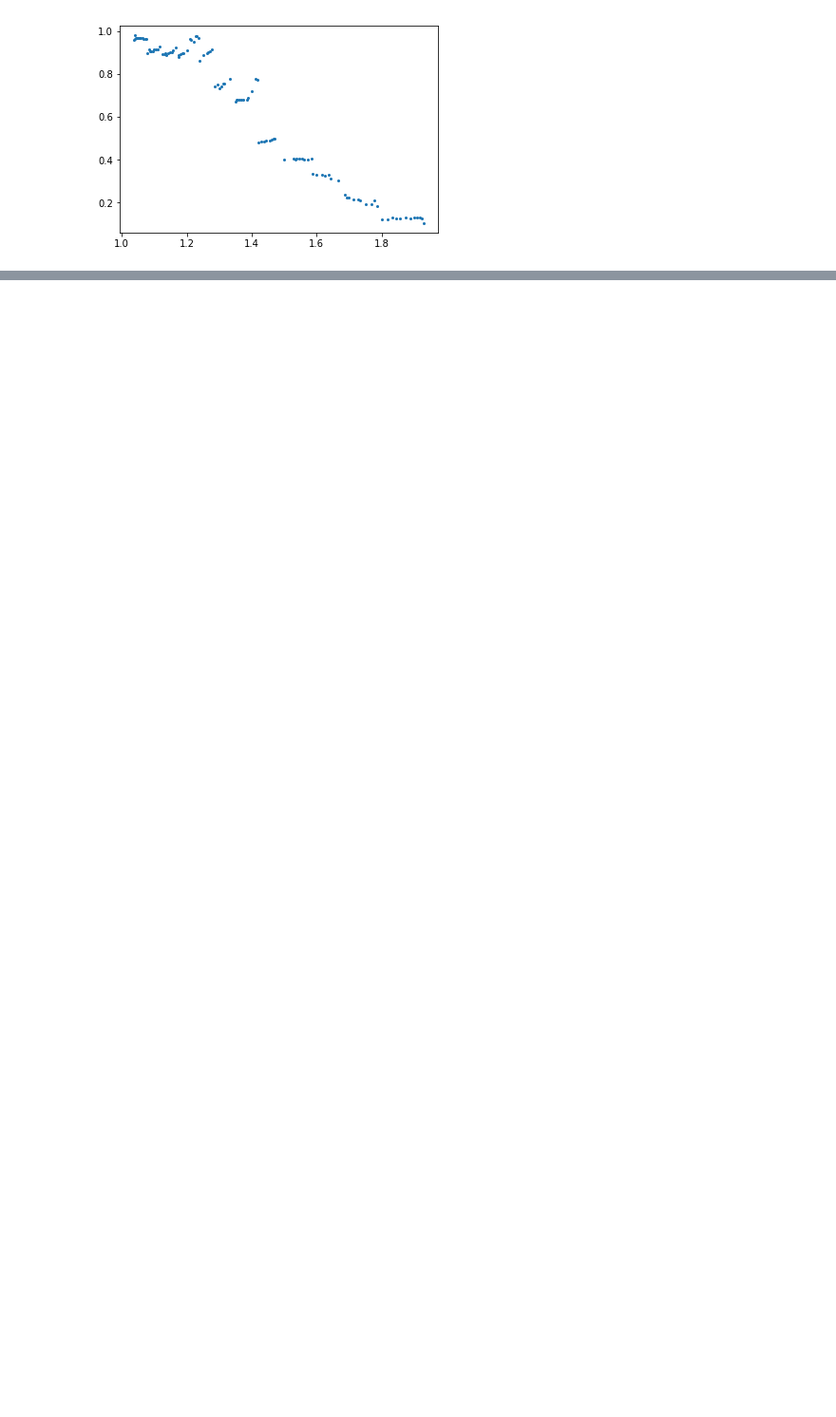
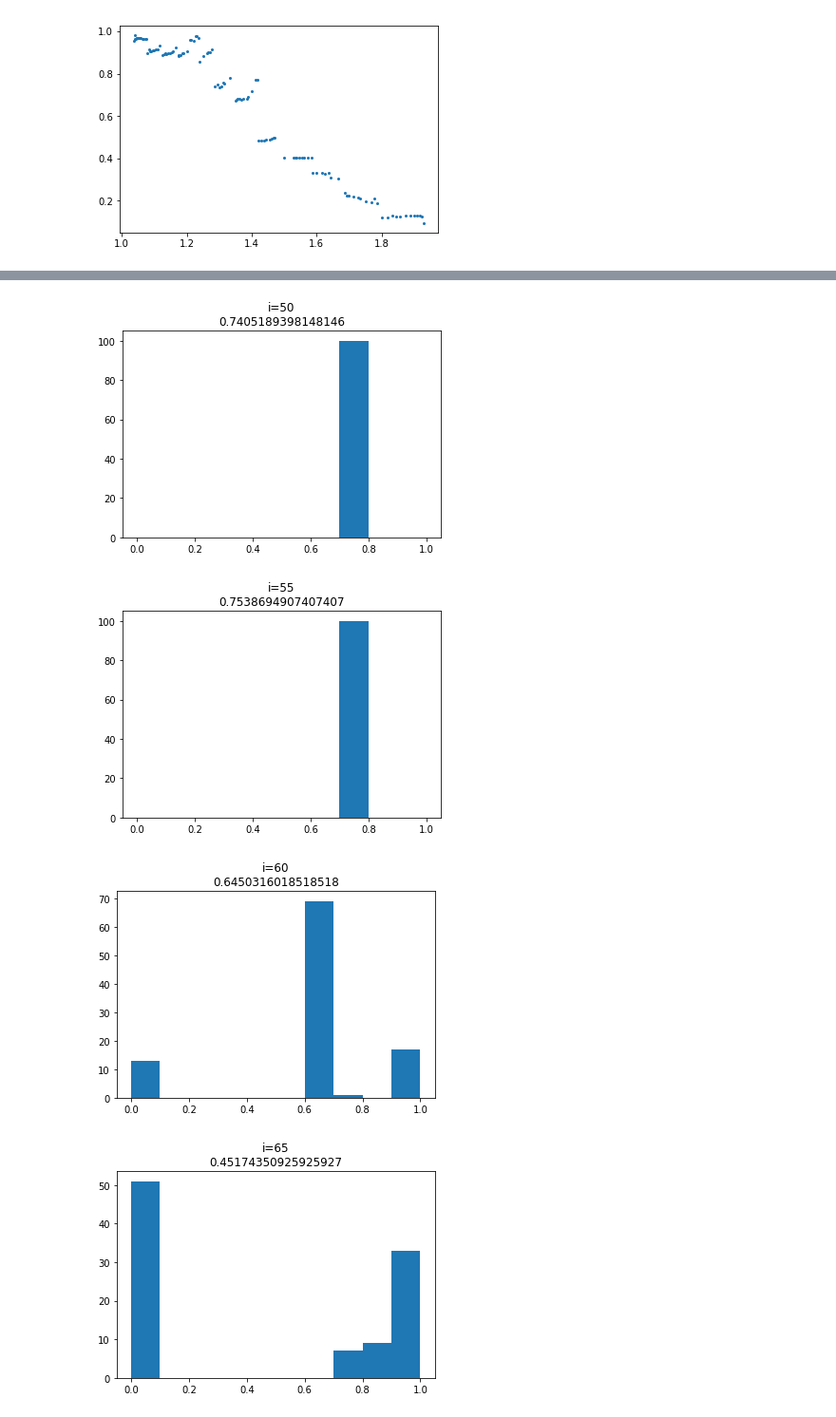
Before and after one commit to MoskalenkoRomanBorisovich/Spatial-Distribution-Evolutionary-Game, a Jupyter notebook: NIS_3D.ipynb, the cells around one changed output, grey strips where cells are left out. Shown at 95% size. Cells and saved outputs as stored; diff of their text form; code cells hidden in the pictures; blank space fills up the shorter version.

```diff
--- a/NIS_3D.ipynb
+++ b/NIS_3D.ipynb
@@ -1218,0 +1152,10 @@ np.sqrt(5)
+# %%
+for i in range(50, len(B), 5):
+    plt.hist(Fluct5[i], bins=10, range=(0, 1))
+    plt.title("i=" +  str(i) +  "\n" + str(Fluct5[i].mean()))
+    plt.show()
+# %% [output]
+[figure, added]
+[figure, added]
+[figure, added]
+[figure, added]
```
Also changed, not shown: parts of 46 cells of this notebook.
